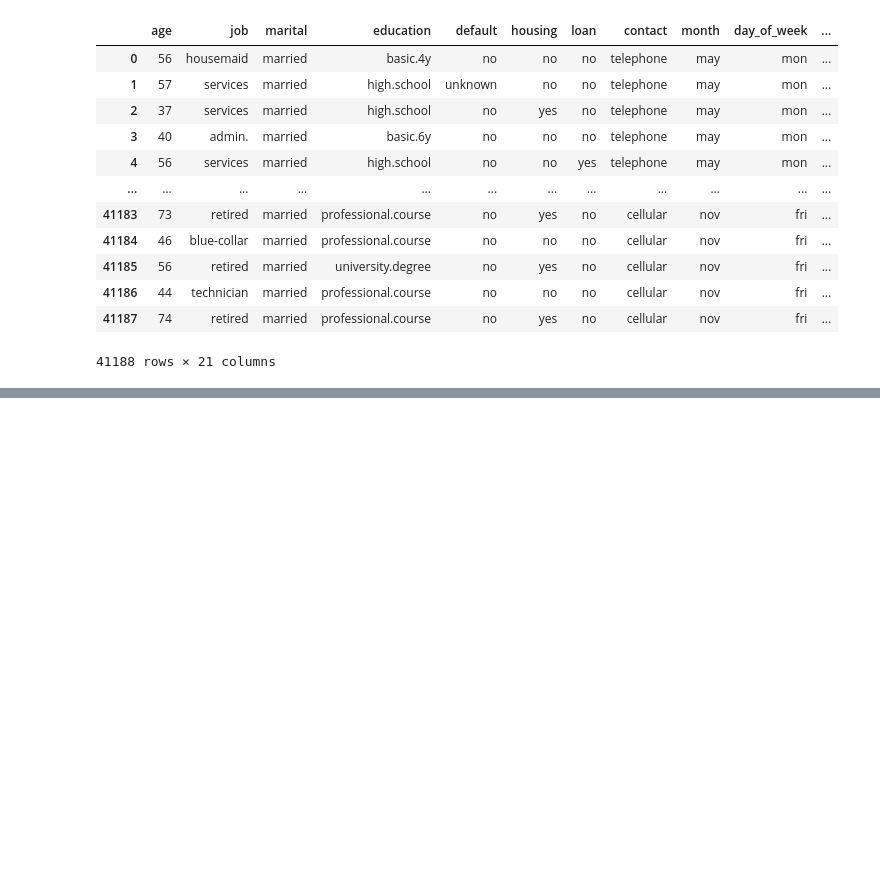
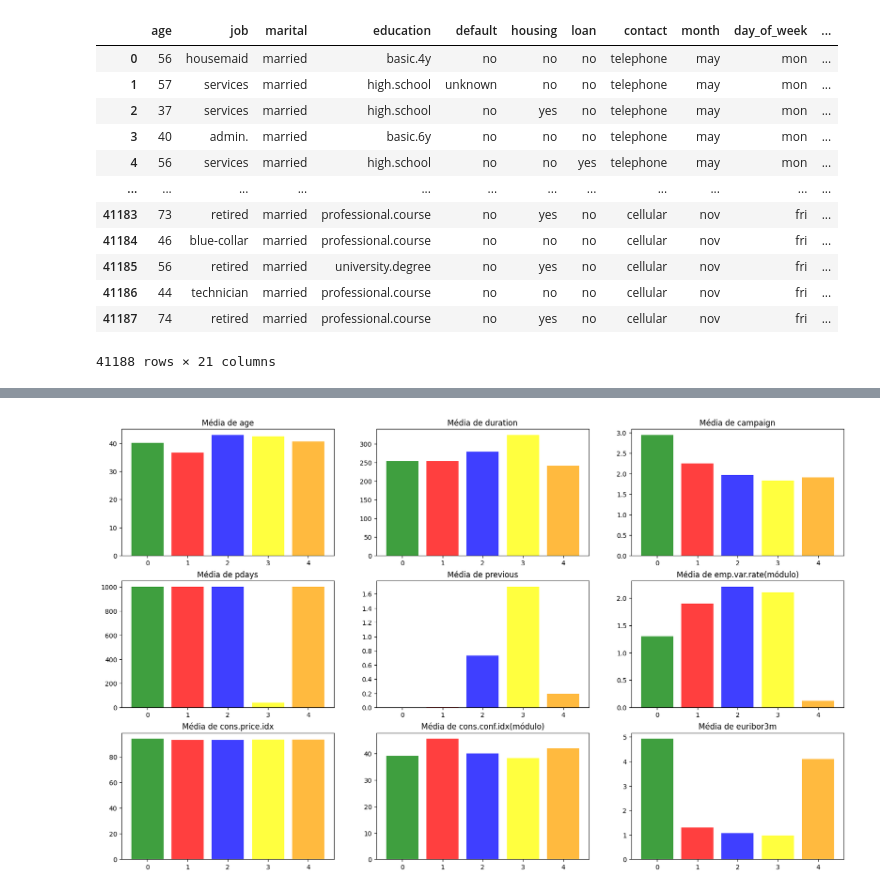
Before and after one commit to HudsonArauj/ProjectML, a Jupyter notebook: project.ipynb, the cells around one changed output, grey strips where cells are left out. Cells and saved outputs as stored; diff of their text form; code cells hidden in the pictures; blank space fills up the shorter version.

```diff
--- a/project.ipynb
+++ b/project.ipynb
@@ -304,0 +282,64 @@ sns.scatterplot(x='duration', y='euribor3m', hue='cluster', data=df)
+# %%
+# função para plotar o gráfico de barras media de cada cluster
+def plot_cluster_bar(column):
+    if column == 'emp.var.rate' or column == 'cons.conf.idx':
+        plt.bar(0, abs(df_cluster_0[column].mean()), color='green', label='Cluster 0', alpha=0.5)
+        plt.bar(1, abs(df_cluster_1[column].mean()), color='red', label='Cluster 1', alpha=0.5)
+        plt.bar(2, abs(df_cluster_2[column].mean()), color='blue', label='Cluster 2', alpha=0.5)
+        plt.bar(3, abs(df_cluster_3[column].mean()), color='yellow', label='Cluster 3', alpha=0.5)
+        plt.bar(4, abs(df_cluster_4[column].mean()), color='orange', label='Cluster 4', alpha=0.5)
+        plt.title('Média de {}(módulo)'.format(column))
+    else:
+        plt.bar(0, df_cluster_0[column].mean(), color='green', label='Cluster 0', alpha=0.5)
+        plt.bar(1, df_cluster_1[column].mean(), color='red', label='Cluster 1', alpha=0.5)
+        plt.bar(2, df_cluster_2[column].mean(), color='blue', label='Cluster 2', alpha=0.5)
+        plt.bar(3, df_cluster_3[column].mean(), color='yellow', label='Cluster 3', alpha=0.5)
+        plt.bar(4, df_cluster_4[column].mean(), color='orange', label='Cluster 4', alpha=0.5)
+
+        plt.title('Média de {}'.format(column))
+# %%
+# Análise dos clusters
+
+
+# Media de idade por cluster
+plt.figure(figsize=(20, 12))
+
+plt.subplot(3, 3, 1)
+plot_cluster_bar('age')
+
+# Media de duração por cluster
+plt.subplot(3, 3, 2)
+plot_cluster_bar('duration')
+
+# Media de campanha por cluster
+plt.subplot(3, 3, 3)
+plot_cluster_bar('campaign')
+
+# Media de pdays por cluster
+plt.subplot(3, 3, 4)
+plot_cluster_bar('pdays')
+
+# Media de previous por cluster
+plt.subplot(3, 3, 5)
+plot_cluster_bar('previous')
+
+# Media de emp.var.rate por cluster
+plt.subplot(3, 3, 6)
+plot_cluster_bar('emp.var.rate')
+
+# Media de cons.price.idx por cluster
+plt.subplot(3, 3, 7)
+plot_cluster_bar('cons.price.idx')
+
+# Media de cons.conf.idx por cluster
+plt.subplot(3, 3, 8)
+plot_cluster_bar('cons.conf.idx')
+
+# Media de euribor3m por cluster
+
+plt.subplot(3, 3, 9)
+plot_cluster_bar('euribor3m')
+
+plt.show()
+# %% [output]
+[figure, added]
```
Also changed, not shown: parts of 46 cells of this notebook, 1 other file.
